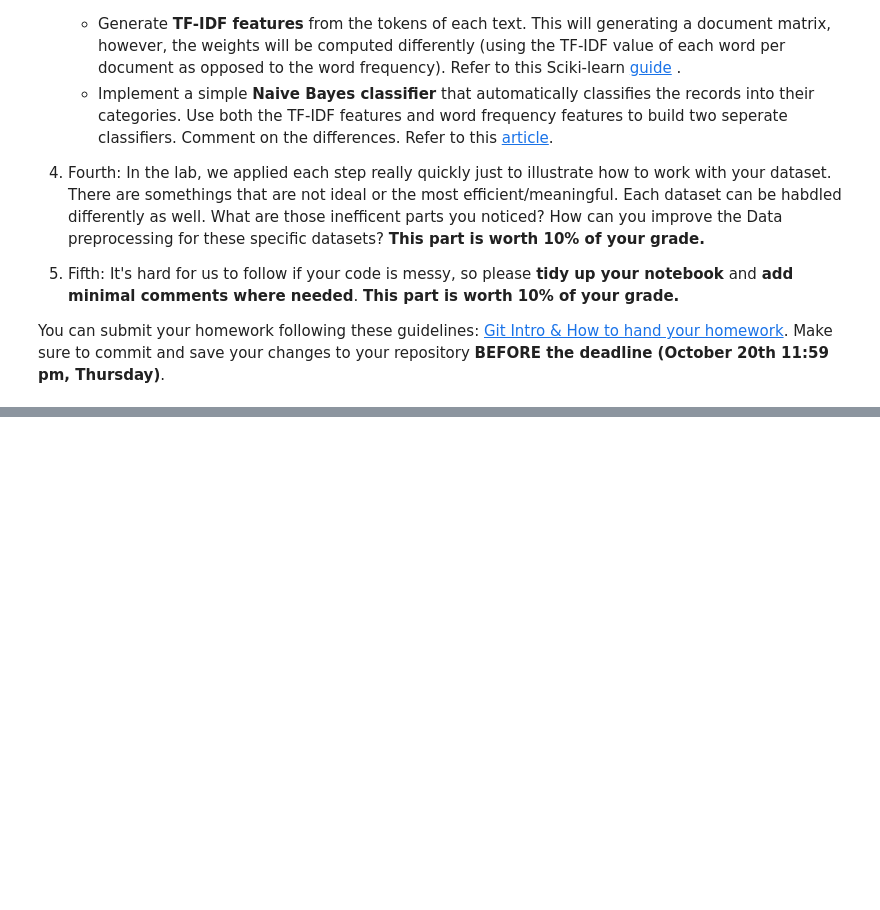
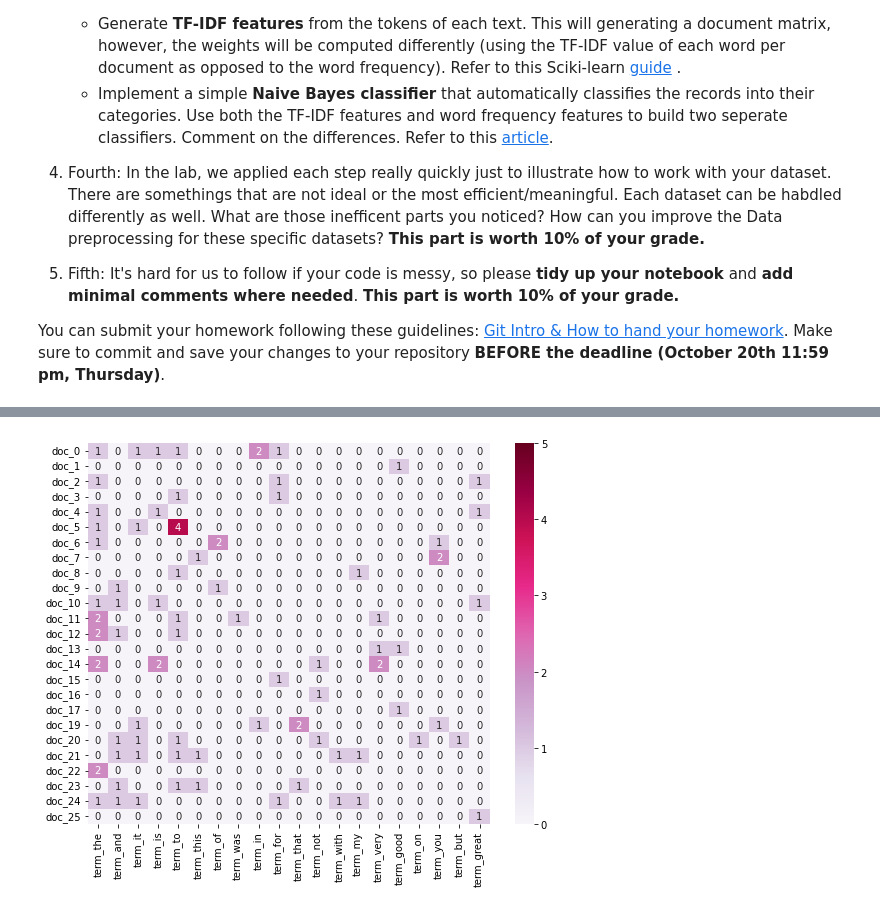
Before and after one commit to npinghuang/DM2022-Lab1-Homework, a Jupyter notebook: DM2022-Lab1-Homework.ipynb, the cells around one changed output, grey strips where cells are left out. Saved outputs shown, nothing was run; the diff lists cells and outputs as text; code cells hidden in the pictures; blank space fills up the shorter version.

```diff
--- a/DM2022-Lab1-Homework.ipynb
+++ b/DM2022-Lab1-Homework.ipynb
@@ -35,0 +162,3 @@ You can submit your homework following these guidelines: [Git Intro & How to han
+# %%
+# takes a like a minute or two to process
+DATA['unigrams'] = DATA['sentence'].apply(lambda x: dmh.tokenize_text(x))
@@ -35,0 +188,25 @@ You can submit your homework following these guidelines: [Git Intro & How to han
+# %%
+count_vect = CountVectorizer()
+
+DATA_counts = count_vect.fit_transform(DATA.sentence) #learn the vocabulary and return document-term matrix
+SIZE = 25
+pd_counts = pd.DataFrame(DATA_counts.toarray())
+# sum up each column
+counts_sum = pd_counts.sum()
+# sort into ascending order according to counts_sum
+pd_counts = pd_counts[counts_sum.sort_values(ascending=False).index[:20]]
+
+# first twenty features only
+plot_x = ["term_"+str(i) for i in count_vect.get_feature_names_out()[pd_counts.columns[:20]]]
+# obtain document index
+plot_y = ["doc_"+ str(i) for i in list(DATA.index)[0:SIZE]]
+plot_z = (pd_counts[0:SIZE][pd_counts.columns[:SIZE]]).to_numpy()
+
+
+df_todraw = pd.DataFrame(plot_z, columns = plot_x, index = plot_y)
+plt.subplots(figsize=(9, 7))
+ax = sns.heatmap(df_todraw,
+                 cmap="PuRd",
+                 vmin=0, vmax=5, annot=True)
+# %% [output]
+[figure, added]
```
Also changed, not shown: parts of 19 cells of this notebook, 3 other files.
